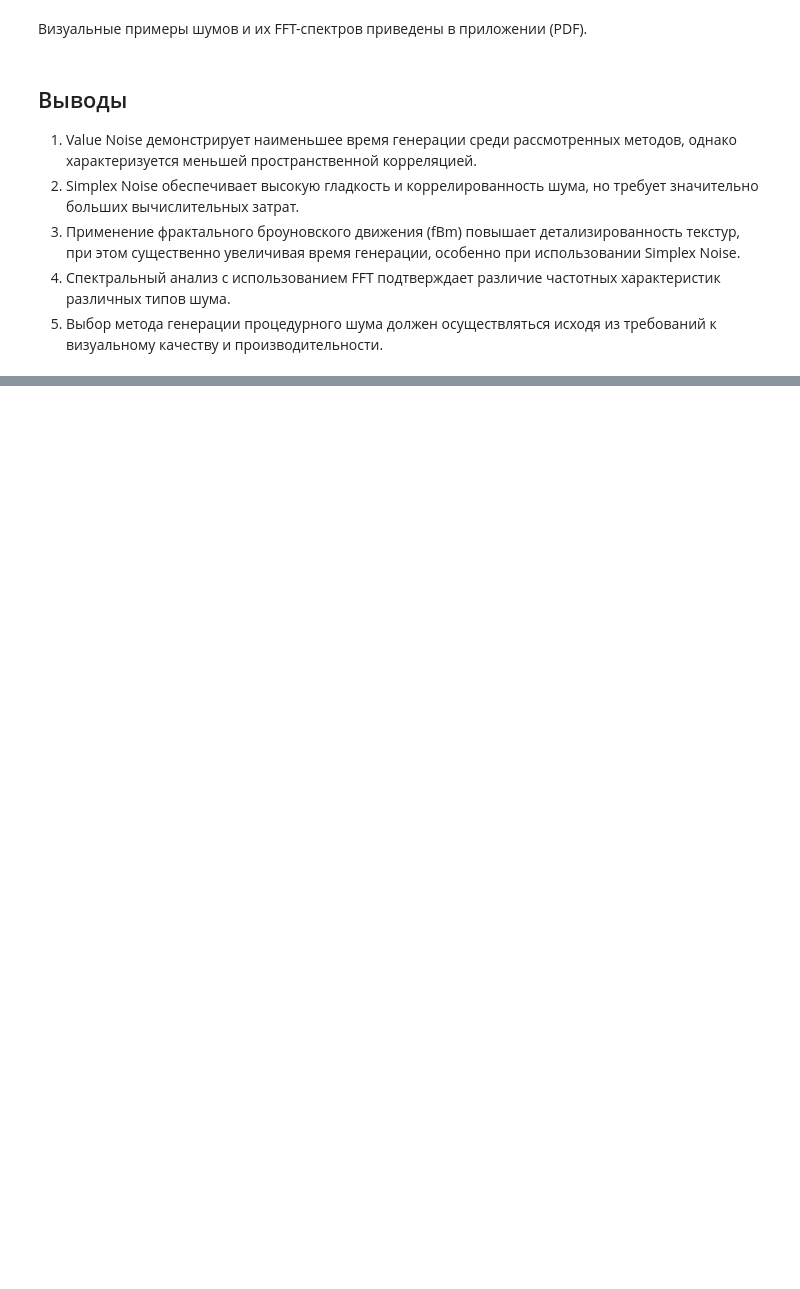
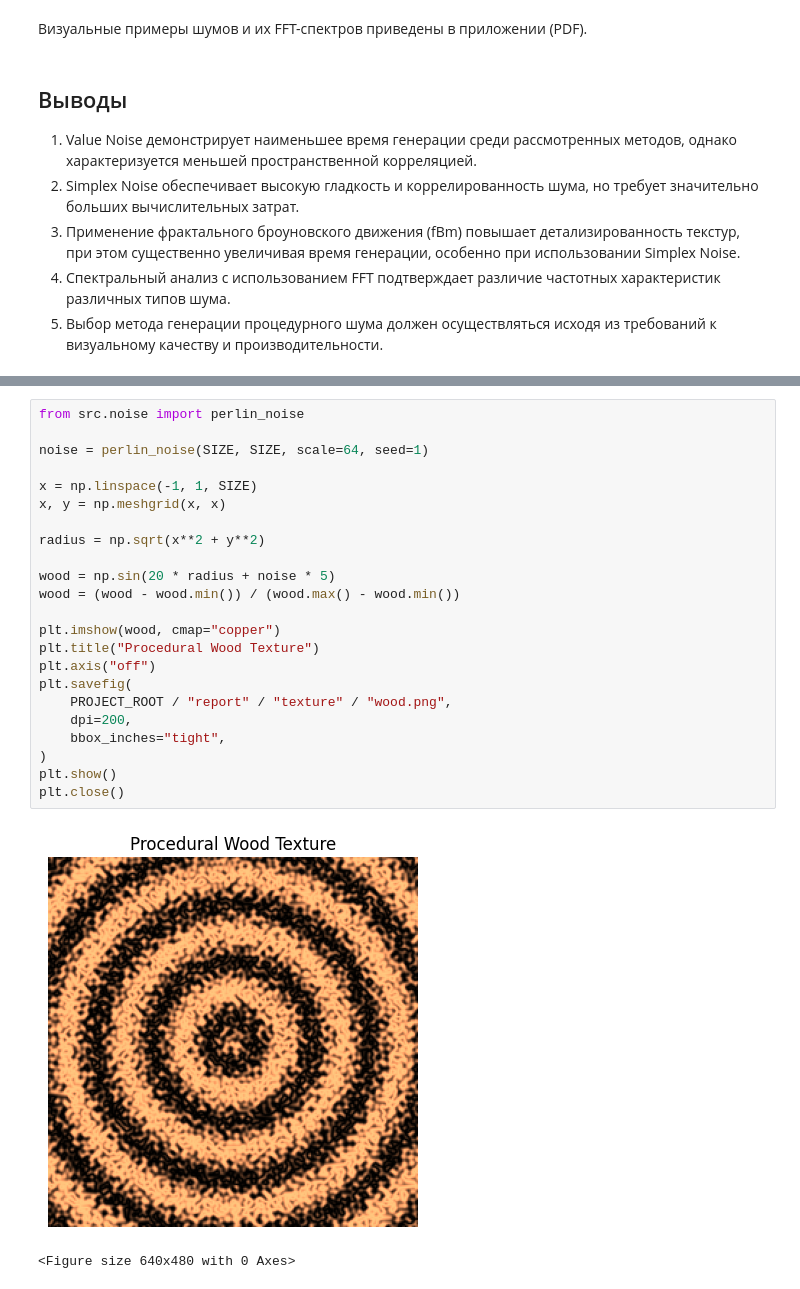
Before and after one commit to gioshek/Course_Work_2025, a Jupyter notebook: notebooks/demo.ipynb, the cells around one changed output, grey strips where cells are left out. Saved outputs shown, nothing was run; the diff lists cells and outputs as text; blank space fills up the shorter version.

```diff
--- a/notebooks/demo.ipynb
+++ b/notebooks/demo.ipynb
@@ -143,0 +192,26 @@ plt.show()
+# %%
+from src.noise import perlin_noise
+
+noise = perlin_noise(SIZE, SIZE, scale=64, seed=1)
+
+x = np.linspace(-1, 1, SIZE)
+x, y = np.meshgrid(x, x)
+
+radius = np.sqrt(x**2 + y**2)
+
+wood = np.sin(20 * radius + noise * 5)
+wood = (wood - wood.min()) / (wood.max() - wood.min())
+
+plt.imshow(wood, cmap="copper")
+plt.title("Procedural Wood Texture")
+plt.axis("off")
+plt.savefig(
+    PROJECT_ROOT / "report" / "texture" / "wood.png",
+    dpi=200,
+    bbox_inches="tight",
+)
+plt.show()
+plt.close()
+# %% [output]
+[figure, added]
+<Figure size 640x480 with 0 Axes>
```
Also changed, not shown: parts of 10 cells of this notebook, 5 other files.
